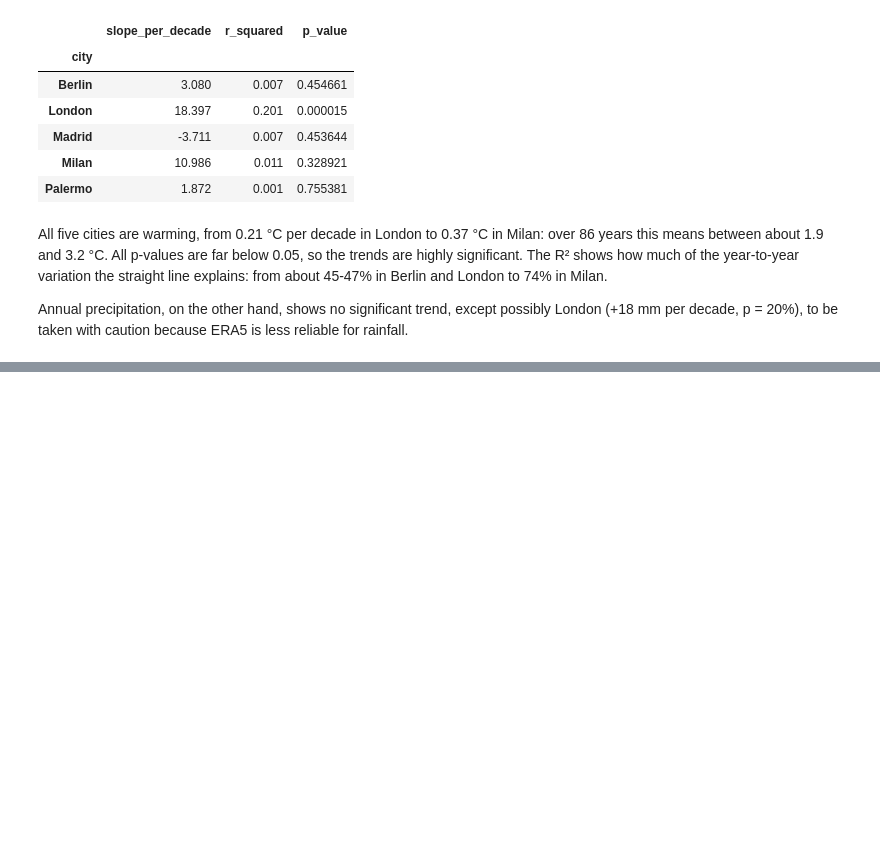
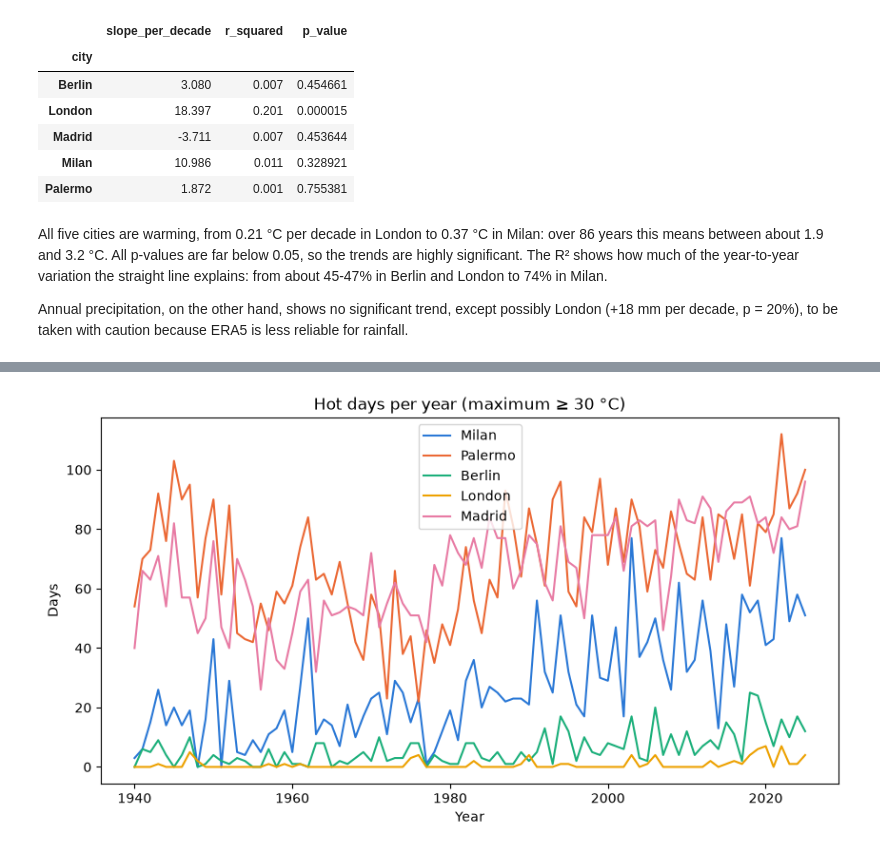
Before and after one commit to frapanzera-ctrl/Weather_report_Panzera, a Jupyter notebook: notebooks/weather_report.ipynb, the cells around one changed output, grey strips where cells are left out. Cells and saved outputs as stored; diff of their text form; code cells hidden in the pictures; blank space fills up the shorter version.

```diff
--- a/notebooks/weather_report.ipynb
+++ b/notebooks/weather_report.ipynb
@@ -178,0 +222,3 @@ caution because ERA5 is less reliable for rainfall.
+# %%
+hot = analysis.hot_days_per_year(daily)
+hot.tail()
@@ -178,0 +233,5 @@ caution because ERA5 is less reliable for rainfall.
+# %%
+fig = plots.plot_hot_days(hot)
+path = storage.save_figure(fig, "hot_days")
+# %% [output]
+[figure, added]
```
Also changed, not shown: parts of 10 cells of this notebook, 1 other file.
